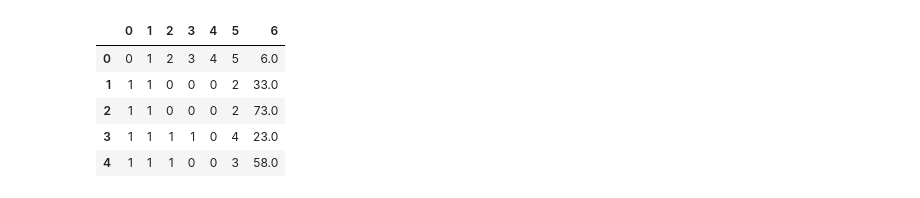
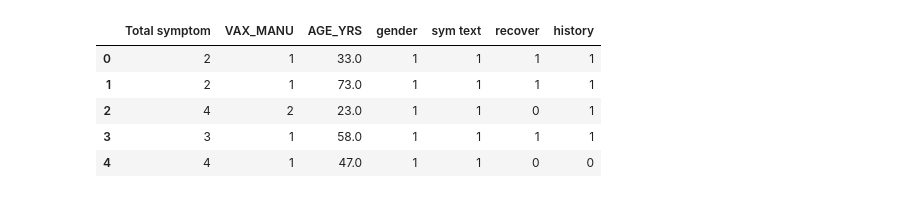
Before and after one commit to Imtiaz-Hasan/All-Project, a Jupyter notebook: Accuracy_test.ipynb, the cells around one changed output. Drawn from its saved outputs; the diff is of its cells as text; code cells hidden in the pictures.

```diff
--- a/Accuracy_test.ipynb
+++ b/Accuracy_test.ipynb
@@ -10,2 +12,3 @@ Mounted at /content/drive
 # %%
-data = pd.read_excel("/content/drive/MyDrive/Vaccine-history-dataset/binary_dataset.xlsx",header=None)
+#importing datasets
+data_set= pd.read_excel("/content/drive/MyDrive/Vaccine-history-dataset/accuracynew-dataset.xlsx")
@@ -24,9 +32,9 @@ data.describe()
 # %%
-data.head()
+data_set.head()
 # %% [output]
-|  | 0 | 1 | 2 | 3 | 4 | 5 | 6 |
-| 0 | 0 | 1 | 2 | 3 | 4 | 5 | 6.0 |
-| 1 | 1 | 1 | 0 | 0 | 0 | 2 | 33.0 |
-| 2 | 1 | 1 | 0 | 0 | 0 | 2 | 73.0 |
-| 3 | 1 | 1 | 1 | 1 | 0 | 4 | 23.0 |
-| 4 | 1 | 1 | 1 | 0 | 0 | 3 | 58.0 |
+|  | Total symptom | VAX_MANU | AGE_YRS | gender | sym text | recover | history |
+| 0 | 2 | 1 | 33.0 | 1 | 1 | 1 | 1 |
+| 1 | 2 | 1 | 73.0 | 1 | 1 | 1 | 1 |
+| 2 | 4 | 2 | 23.0 | 1 | 1 | 0 | 1 |
+| 3 | 3 | 1 | 58.0 | 1 | 1 | 1 | 1 |
+| 4 | 4 | 1 | 47.0 | 1 | 1 | 0 | 0 |
```
Also changed, not shown: parts of 25 cells of this notebook.
